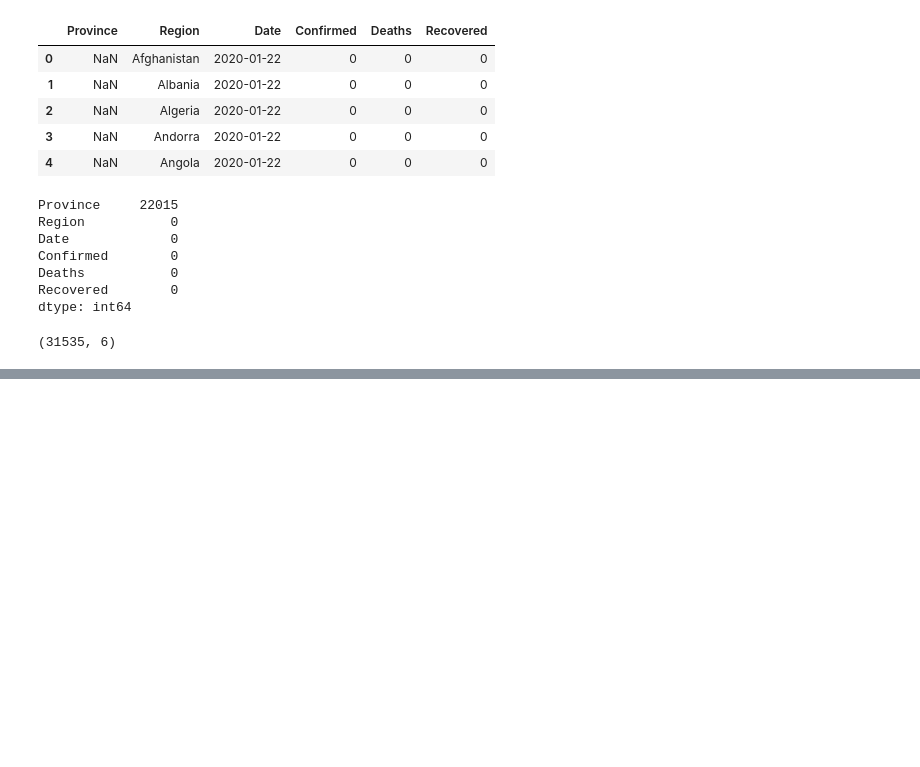
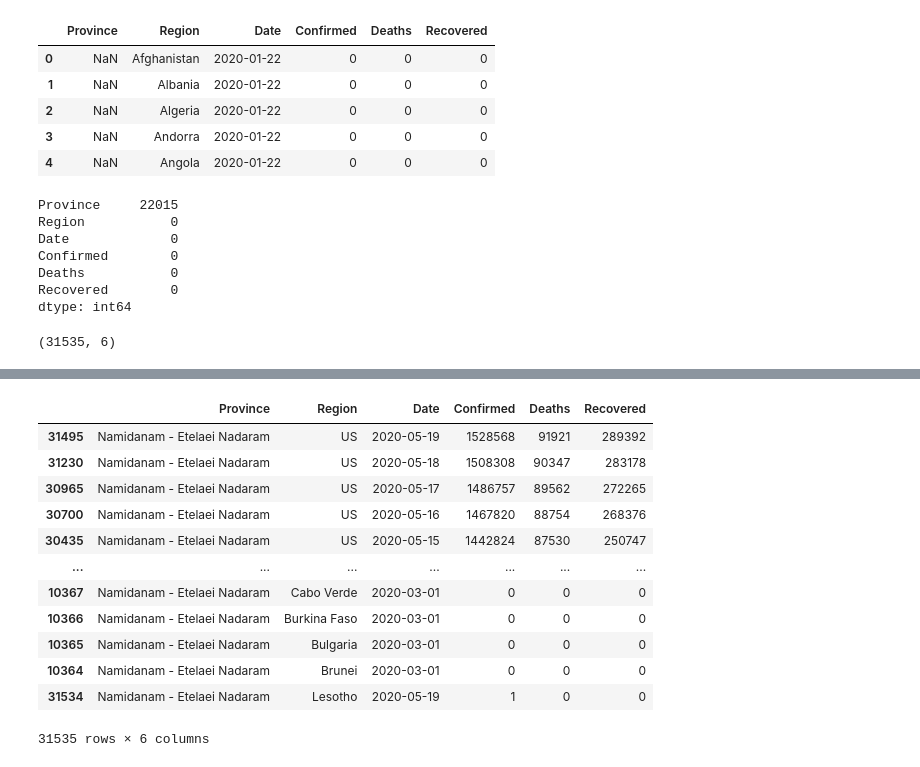
Before and after one commit to mirpouya/Basics-of-ML, a Jupyter notebook: Intermediate_Pandas.ipynb, the cells around one changed output, grey strips where cells are left out. Cells and saved outputs as stored; diff of their text form; code cells hidden in the pictures; blank space fills up the shorter version.

```diff
--- a/Intermediate_Pandas.ipynb
+++ b/Intermediate_Pandas.ipynb
@@ -1243,0 +1288,19 @@ covid_data.shape
+# %%
+# sortin data by "Deaths"
+
+sorted_data_covid = covid_data.sort_values(by=["Deaths"], ascending=False)
+sorted_data_covid
+# %% [output]
+|  | Province | Region | Date | Confirmed | Deaths | Recovered |
+| 31495 | Namidanam - Etelaei Nadaram | US | 2020-05-19 | 1528568 | 91921 | 289392 |
+| 31230 | Namidanam - Etelaei Nadaram | US | 2020-05-18 | 1508308 | 90347 | 283178 |
+| 30965 | Namidanam - Etelaei Nadaram | US | 2020-05-17 | 1486757 | 89562 | 272265 |
+| 30700 | Namidanam - Etelaei Nadaram | US | 2020-05-16 | 1467820 | 88754 | 268376 |
+| 30435 | Namidanam - Etelaei Nadaram | US | 2020-05-15 | 1442824 | 87530 | 250747 |
+| ... | ... | ... | ... | ... | ... | ... |
+| 10367 | Namidanam - Etelaei Nadaram | Cabo Verde | 2020-03-01 | 0 | 0 | 0 |
+| 10366 | Namidanam - Etelaei Nadaram | Burkina Faso | 2020-03-01 | 0 | 0 | 0 |
+| 10365 | Namidanam - Etelaei Nadaram | Bulgaria | 2020-03-01 | 0 | 0 | 0 |
+| 10364 | Namidanam - Etelaei Nadaram | Brunei | 2020-03-01 | 0 | 0 | 0 |
+| 31534 | Namidanam - Etelaei Nadaram | Lesotho | 2020-05-19 | 1 | 0 | 0 |
+31535 rows × 6 columns
```
Also changed, not shown: parts of 2 cells of this notebook.
